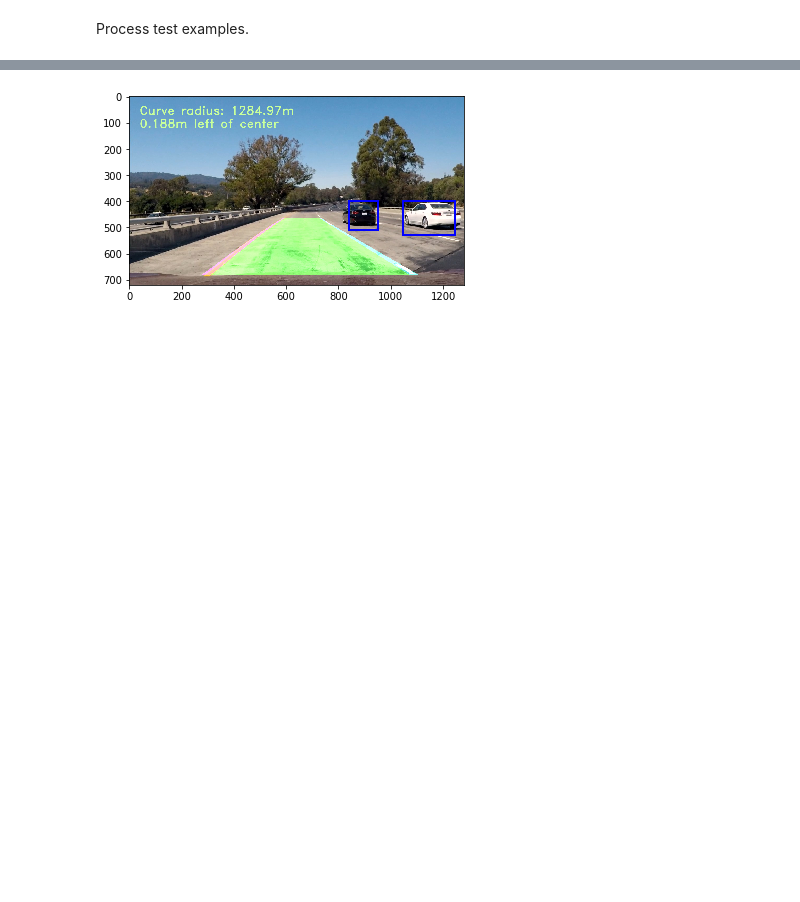
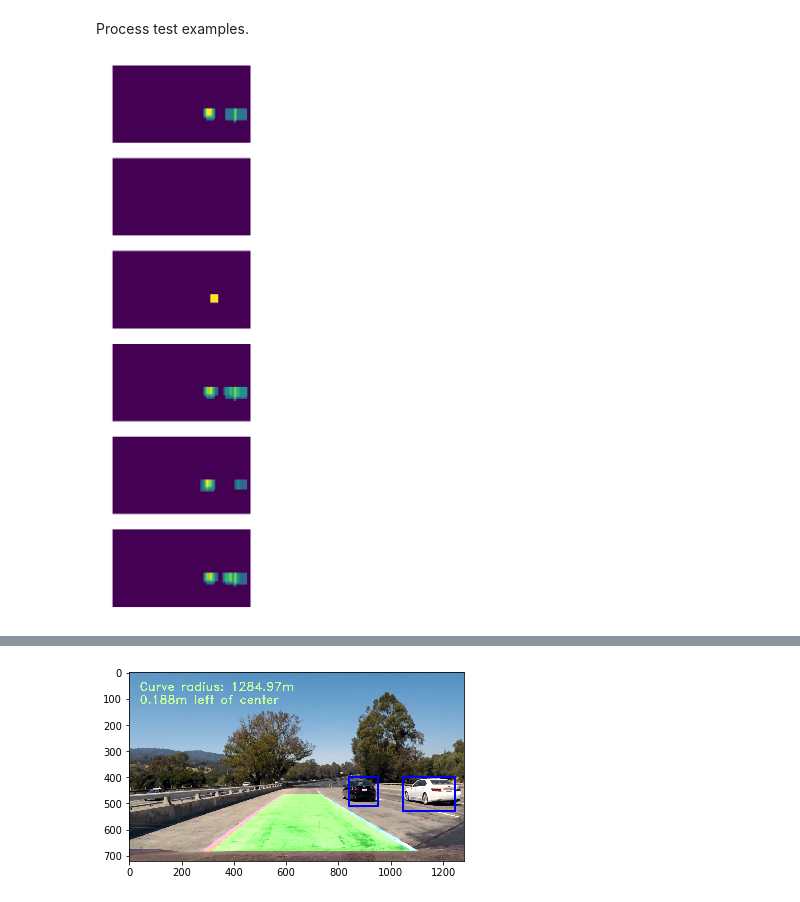
Before and after one commit to zezhou/CarND-Vehicle-Detection, a Jupyter notebook: p5.ipynb, the cells around one changed output, grey strips where cells are left out. Saved outputs shown, nothing was run; the diff lists cells and outputs as text; code cells hidden in the pictures; blank space fills up the shorter version.

```diff
--- a/p5.ipynb
+++ b/p5.ipynb
@@ -617,6 +617,7 @@ def pipeline(image, classifier, Xscaler, color_space=color_space,
                         orient=orient, pix_per_cell=pix_per_cell,
                         cell_per_block=cell_per_block,
                         hog_channel=hog_channel, spatial_feat=spatial_feat,
+                        is_return_heatmap = False, is_return_label_heatmap = False,
                         hist_feat=hist_feat, hog_feat=hog_feat, img_type = 'png'):
     threshold = 1
     draw_image = np.copy(image)
@@ -657,7 +658,11 @@ def pipeline(image, classifier, Xscaler, color_space=color_space,
     heat = add_heat(heat,hot_windows)
     heat = apply_threshold(heat,threshold)
     heatmap = np.clip(heat, 0, 255)
+    if is_return_heatmap == True:
+        return heatmap
     labels = label(heatmap)
+    if is_return_label_heatmap == True:
+        return labels
     window_img = draw_labeled_bboxes(draw_image, labels)
 
     #window_img = draw_boxes(draw_image, hot_windows, color=(0, 0, 255), thick=6)
@@ -673,3 +680,25 @@ def process_image(image, classifier = classifier, X_scaler = X_scaler, img_type
     return img_bin_with_lanes
 # %% [markdown]
 Process test examples.
+# %%
+test_images = [
+    "test_images/test1.jpg",
+    "test_images/test2.jpg",
+    "test_images/test3.jpg",
+    "test_images/test4.jpg",
+    "test_images/test5.jpg",
+    "test_images/test6.jpg",
+    ]
+
+fig, axs = plt.subplots(len(test_images),1, figsize=(20, 20))
+fig.subplots_adjust(hspace = .2, wspace=.001)
+axs = axs.ravel()
+
+for i, image_file in enumerate(test_images):
+    image = mpimg.imread(image_file)
+    #image = cv2.imread(image_file)
+    window_img = pipeline(image, classifier, X_scaler, img_type = 'jpg',  is_return_heatmap = True)
+    axs[i].axis('off')
+    axs[i].imshow(window_img)
+# %% [output]
+[figure, added]
```
Also changed, not shown: parts of 3 cells of this notebook, 19 other files.
